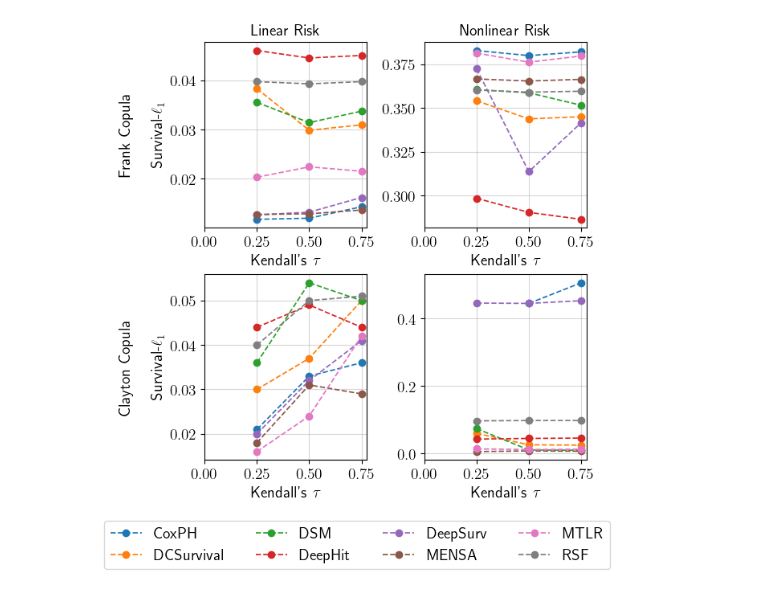
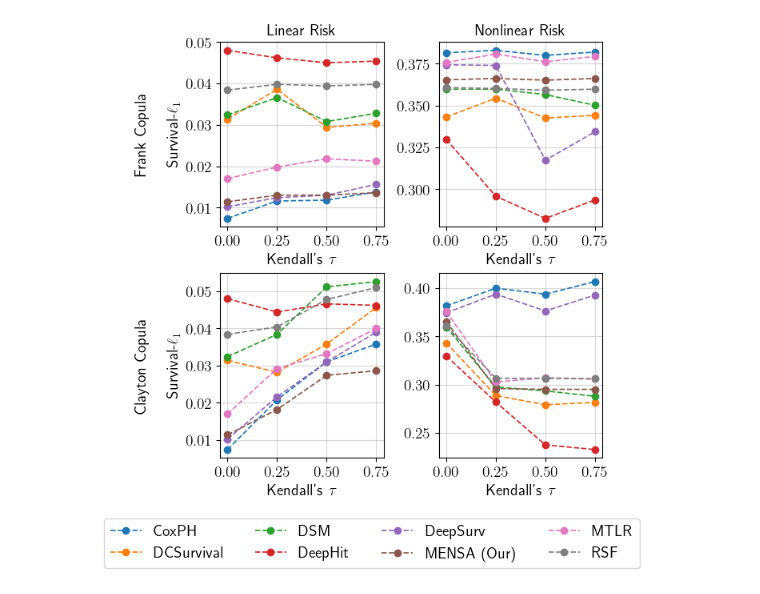
Before and after one commit to thecml/mensa, a Jupyter notebook: notebooks/l1_plots.ipynb, the cells around one changed output. Cells and saved outputs as stored; diff of their text form; code cells hidden in the pictures.

Commit message:
Finalized plotting

```diff
--- a/notebooks/l1_plots.ipynb
+++ b/notebooks/l1_plots.ipynb
@@ -23,12 +23,12 @@ def rename_model_names(df):
         'deephit': 'DeepHit',
         'dcsurvival': 'DCSurvival',
         'mtlr': 'MTLR',
-        'mensa-nocop': 'MENSA',
+        'mensa-nocop': 'MENSA (Our)',
     }
     df['ModelName'] = df['ModelName'].replace(model_name_mapping)
     return df
 
-filename = f"{cfg.RESULTS_DIR}/synthetic_se.csv"
+filename = f"{cfg.RESULTS_DIR}/synthetic_se_aug_14.csv"
 df = pd.read_csv(filename)
 df = df.round(3)
 
@@ -38,6 +38,7 @@ df = df.loc[df['ModelName'] != "mensa"]
 df = rename_model_names(df)
 # %%
 grouped_df = df.groupby(['ModelName', 'KTau', 'Linear', 'Copula'], as_index=False)['L1'].mean()
+grouped_df = grouped_df.fillna(0.40) # for cox
 
 # Create a 2x3 subplot layout
 fig, axs = plt.subplots(2, 2, figsize=(6, 6), constrained_layout=True)
@@ -75,31 +76,31 @@ for i, copula in enumerate(copulas):
                 handles.append(line)
                 labels.append(model)
 
         # Set the y-axis label and x-axis label
         ax.set_xlabel(r"Kendall's $\tau$")
         ax.grid(True, alpha=0.5)
         ax.set_xticks([0, 0.25, 0.5, 0.75])
         #ax.set_yticks([0, 0.01, 0.02, 0.03, 0.04])
 
         # Set titles for columns and rows
         if i == 0:
             ax.set_title("Linear Risk" if linear else "Nonlinear Risk")
 
 # Create a shared legend below the plot
 fig.legend(handles, labels, loc='upper center', bbox_to_anchor=(0.5, -0.02), ncol=4)
 
 # Adjust layout to make space for the legend
 plt.subplots_adjust(bottom=0.15)
 
 # Add column names
 for ax, linear in zip(axs[0], linears):
     ax.set_title("Linear Risk" if linear else "Nonlinear Risk")
 
 # Add row names
 for ax, copula in zip(axs[:, 0], copulas):
     ax.set_ylabel(f"{copula.capitalize()} Copula\n\n" + r"Survival-$\ell_{1}$")
 
 # Save the entire figure as a single PDF file
 fig.savefig(f"{cfg.RESULTS_DIR}/survival_l1.pdf", format='pdf', bbox_inches='tight')
 # %% [output]
-[figure, old version]
+[figure, new version]
```
Also changed, not shown: 3 other files.
